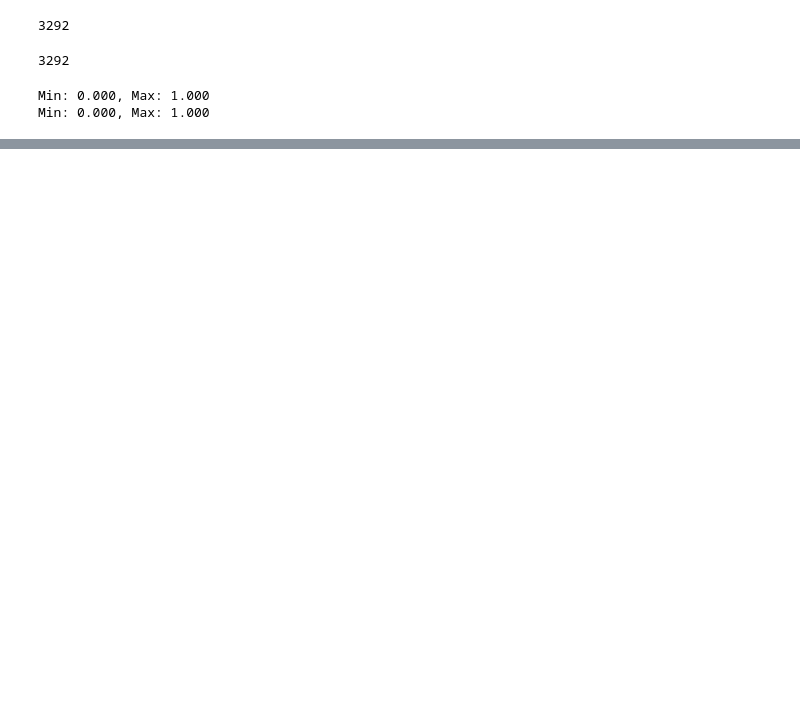
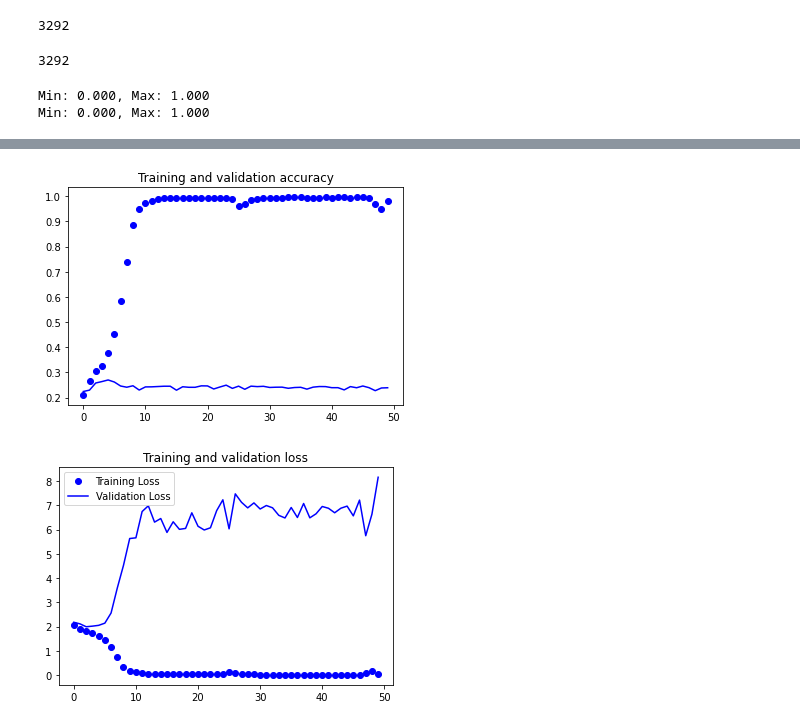
Before and after one commit to haavardtysland/Age-Estimator, a Jupyter notebook: classification_without_augmentation.ipynb, the cells around one changed output, grey strips where cells are left out. Cells and saved outputs as stored; diff of their text form; code cells hidden in the pictures; blank space fills up the shorter version.

```diff
--- a/classification_without_augmentation.ipynb
+++ b/classification_without_augmentation.ipynb
@@ -145,8 +146,8 @@ model.compile(loss='sparse_categorical_crossentropy',
 
 model_history = model.fit(
             x,y,
-            batch_size=batch_size,
-            steps_per_epoch = steps_per_epoch,
+            #batch_size=batch_size,
+            #steps_per_epoch = steps_per_epoch,
             validation_data = (x_test,y_test),
             epochs = epochs,
             verbose=True)
@@ -174,23 +173,26 @@ To silence this warning, decorate the function with @tf.autograph.experimental.d
 # %%
-acc = history.history['accuracy']
-val_acc = history.history['val_accuracy']
-loss = history.history['loss']
-val_loss = history.history['val_loss']
+acc = model_history.history['accuracy']
+val_acc = model_history.history['val_accuracy']
+loss = model_history.history['loss']
+val_loss = model_history.history['val_loss']
 
 epochs = range(len(acc))
 
 plt.plot(epochs, acc, 'bo', label='Training accuracy')
 plt.plot(epochs, val_acc, 'b', label='Validation accuracy')
 plt.title('Training and validation accuracy')
 
 plt.figure()
 
 plt.plot(epochs, loss, 'bo', label='Training Loss')
 plt.plot(epochs, val_loss, 'b', label='Validation Loss')
 plt.title('Training and validation loss')
 plt.legend()
 
 plt.show()
+# %% [output]
+[figure, added]
+[figure, added]
 # %%
 def test_model(model, image_path):
     image = keras.preprocessing.image.load_img(image_path, grayscale=False, color_mode='rgb',
```
Also changed, not shown: parts of 6 cells of this notebook, 2 other files.
